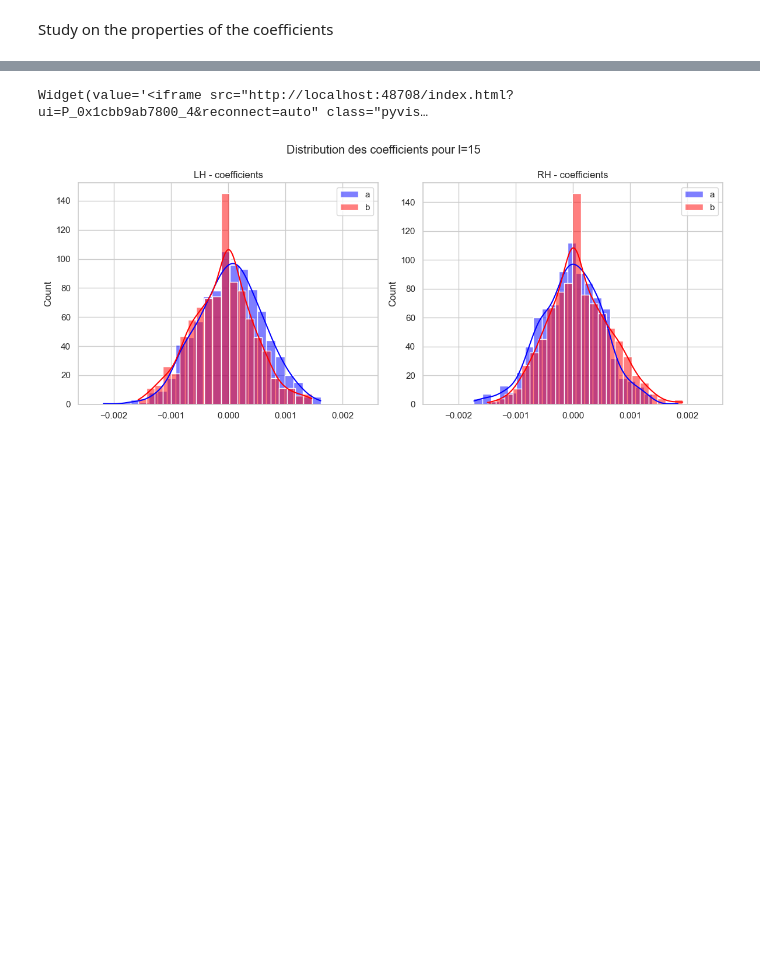
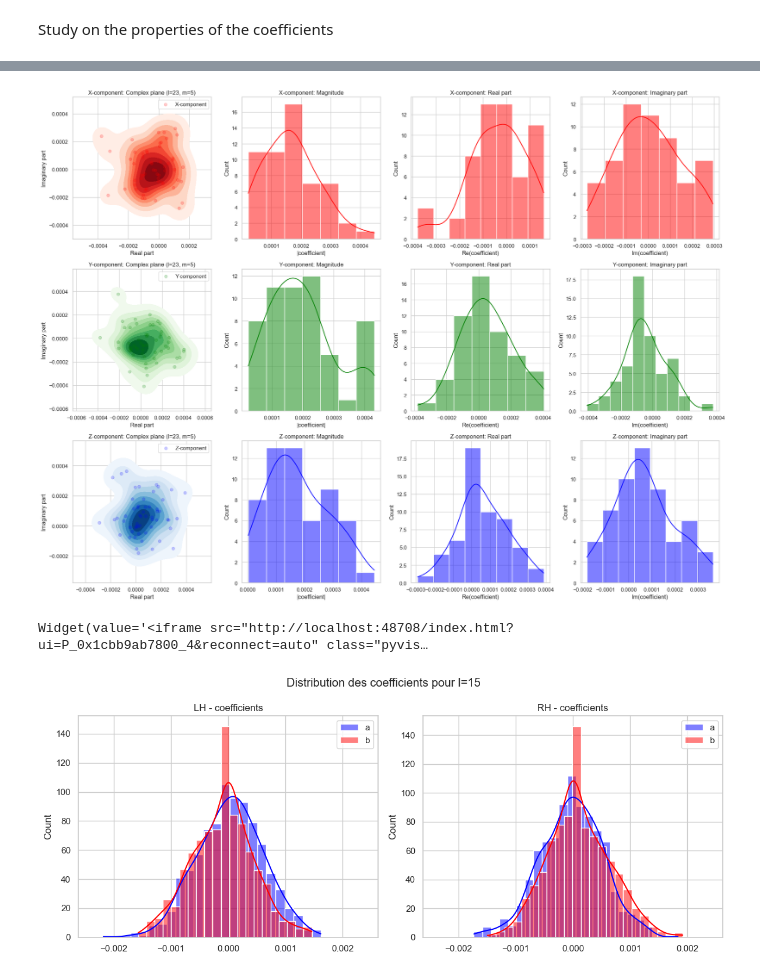
Before and after one commit to Waldoo78/meg_to_surface_ml, a Jupyter notebook: notebooks/CAM_CAN_analysis.ipynb, the cells around one changed output, grey strips where cells are left out. Cells and saved outputs as stored; diff of their text form; code cells hidden in the pictures; blank space fills up the shorter version.

```diff
--- a/notebooks/CAM_CAN_analysis.ipynb
+++ b/notebooks/CAM_CAN_analysis.ipynb
@@ -640,3 +810,7 @@ plt.close()
+# %%
+fig = plot_coeffs_distribution_lm(coeffs_all_lh,23,5)
+# %% [output]
+[figure, added]
 # %%
 #Utils
 
```
Also changed, not shown: parts of 25 cells of this notebook, 4 other files.
